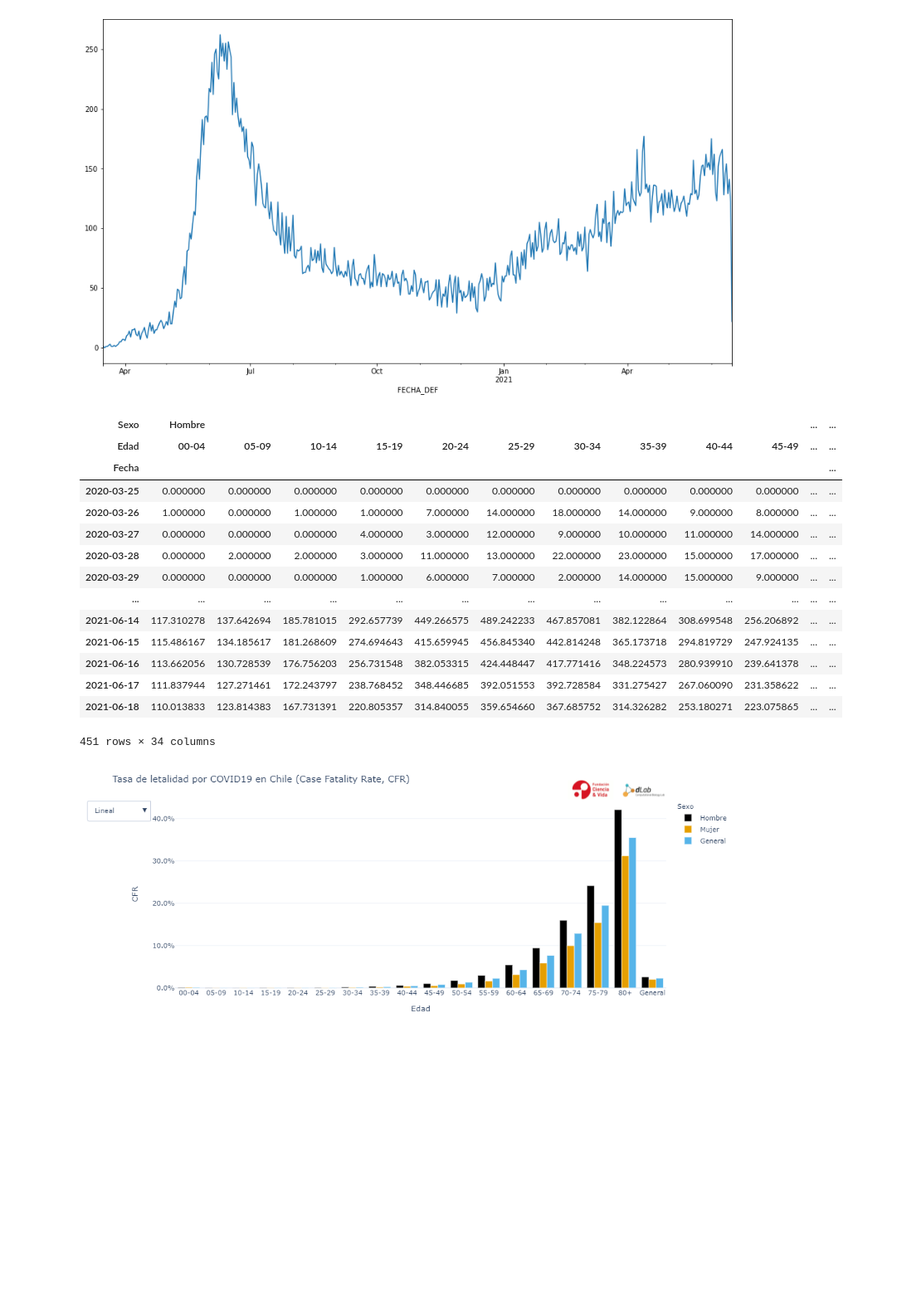
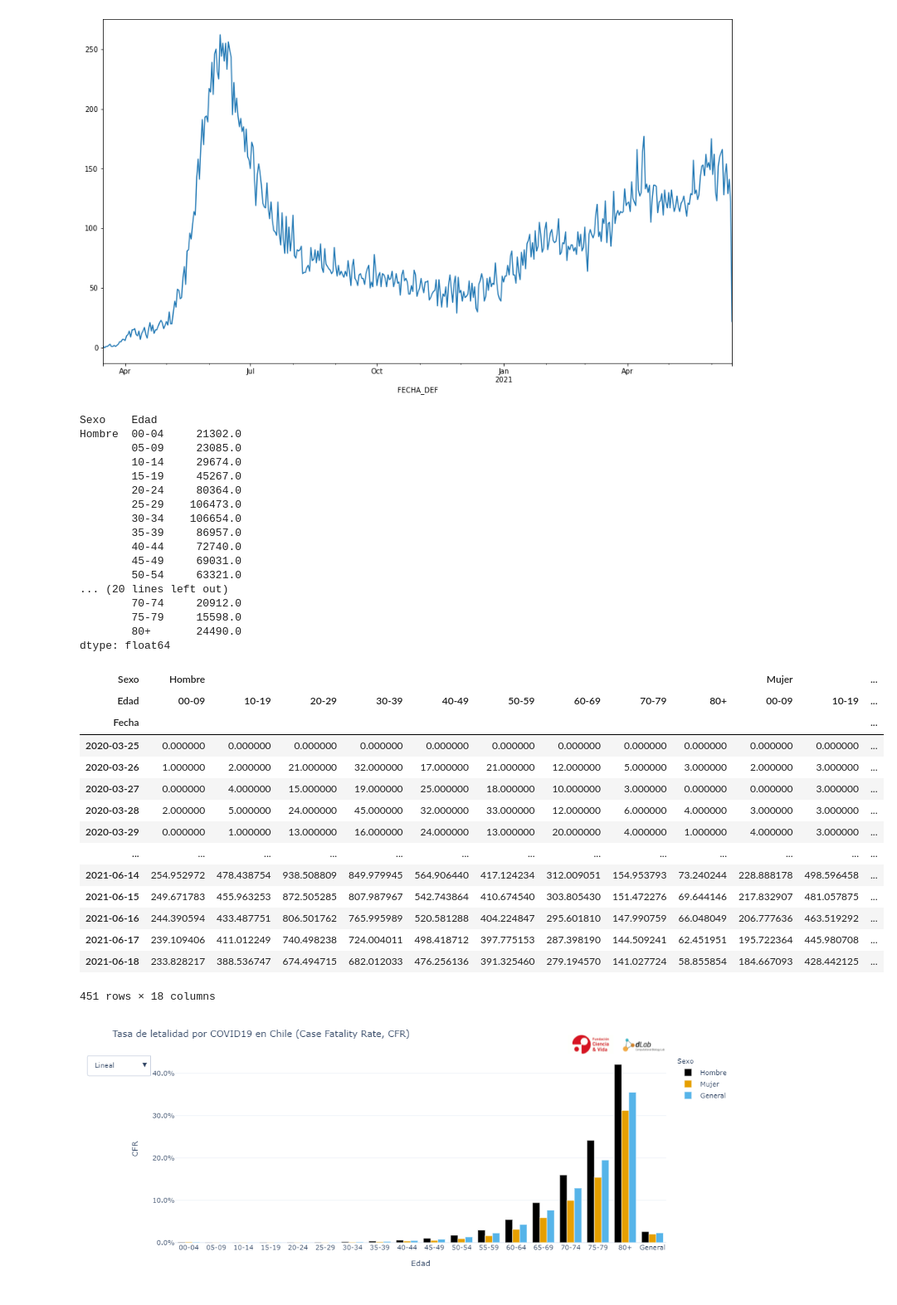
Before and after one commit to DLab/Analitica-Minsal, a Jupyter notebook: src/Notebooks/CFR.ipynb, the cells around one changed output. Shown at 83% size. Drawn from its saved outputs; the diff is of its cells as text; code cells hidden in the pictures; blank space fills up the shorter version.

```diff
--- a/src/Notebooks/CFR.ipynb
+++ b/src/Notebooks/CFR.ipynb
@@ -129,23 +143,57 @@ casos_genero_edad = casos_genero_edad.diff().fillna(0)
 
 casos_genero_edad.columns.names = ['Sexo', 'Edad']
 # casos_genero_edad.index.name = 'Fecha'
-casos_genero_edad
+casos_genero_edad_10s = casos_genero_edad.copy()
+i = 0
+for sex in tr_sex.values():
+    for ages in labels_10s:
+        if ages == '80+':
+#             casos_genero_edad_10s[sex, ages] = casos_genero_edad_10s[sex]['80+']
+            continue
+#         print(casos_genero_edad_10s[sex].columns[i:i+2])
+#         print(casos_genero_edad_10s[sex][casos_genero_edad_10s[sex].columns[i:i+2]].sum())
+        casos_genero_edad_10s[sex, ages] = casos_genero_edad_10s[sex][casos_genero_edad_10s[sex].columns[i:i+2]].sum(axis=1)
+        i += 2
+    i = 0
+casos_genero_edad_10s.drop(columns=list(tr_edad.values())[:-1], inplace=True, level=1)
+casos_genero_edad_10s = casos_genero_edad_10s.sort_index(axis=1)
+casos_genero_edad.sum()
 # %% [output]
-| Sexo | Hombre |  |  |  |  |  |  |  |  |  | ... | ... |
-| Edad | 00-04 | 05-09 | 10-14 | 15-19 | 20-24 | 25-29 | 30-34 | 35-39 | 40-44 | 45-49 | ... | ... |
-| Fecha |  |  |  |  |  |  |  |  |  |  |  | ... |
-| 2020-03-25 | 0.000000 | 0.000000 | 0.000000 | 0.000000 | 0.000000 | 0.000000 | 0.000000 | 0.000000 | 0.000000 | 0.000000 | ... | ... |
-| 2020-03-26 | 1.000000 | 0.000000 | 1.000000 | 1.000000 | 7.000000 | 14.000000 | 18.000000 | 14.000000 | 9.000000 | 8.000000 | ... | ... |
-| 2020-03-27 | 0.000000 | 0.000000 | 0.000000 | 4.000000 | 3.000000 | 12.000000 | 9.000000 | 10.000000 | 11.000000 | 14.000000 | ... | ... |
-| 2020-03-28 | 0.000000 | 2.000000 | 2.000000 | 3.000000 | 11.000000 | 13.000000 | 22.000000 | 23.000000 | 15.000000 | 17.000000 | ... | ... |
-| 2020-03-29 | 0.000000 | 0.000000 | 0.000000 | 1.000000 | 6.000000 | 7.000000 | 2.000000 | 14.000000 | 15.000000 | 9.000000 | ... | ... |
-| ... | ... | ... | ... | ... | ... | ... | ... | ... | ... | ... | ... | ... |
-| 2021-06-14 | 117.310278 | 137.642694 | 185.781015 | 292.657739 | 449.266575 | 489.242233 | 467.857081 | 382.122864 | 308.699548 | 256.206892 | ... | ... |
-| 2021-06-15 | 115.486167 | 134.185617 | 181.268609 | 274.694643 | 415.659945 | 456.845340 | 442.814248 | 365.173718 | 294.819729 | 247.924135 | ... | ... |
-| 2021-06-16 | 113.662056 | 130.728539 | 176.756203 | 256.731548 | 382.053315 | 424.448447 | 417.771416 | 348.224573 | 280.939910 | 239.641378 | ... | ... |
-| 2021-06-17 | 111.837944 | 127.271461 | 172.243797 | 238.768452 | 348.446685 | 392.051553 | 392.728584 | 331.275427 | 267.060090 | 231.358622 | ... | ... |
-| 2021-06-18 | 110.013833 | 123.814383 | 167.731391 | 220.805357 | 314.840055 | 359.654660 | 367.685752 | 314.326282 | 253.180271 | 223.075865 | ... | ... |
-451 rows × 34 columns
+Sexo    Edad
+Hombre  00-04     21302.0
+        05-09     23085.0
+        10-14     29674.0
+        15-19     45267.0
+        20-24     80364.0
+        25-29    106473.0
+        30-34    106654.0
+        35-39     86957.0
+        40-44     72740.0
+        45-49     69031.0
+        50-54     63321.0
+... (20 lines left out)
+        70-74     20912.0
+        75-79     15598.0
+        80+       24490.0
+dtype: float64
+# %%
+casos_genero_edad_10s
+# %% [output]
+| Sexo | Hombre |  |  |  |  |  |  |  |  | Mujer |  | ... |
+| Edad | 00-09 | 10-19 | 20-29 | 30-39 | 40-49 | 50-59 | 60-69 | 70-79 | 80+ | 00-09 | 10-19 | ... |
+| Fecha |  |  |  |  |  |  |  |  |  |  |  | ... |
+| 2020-03-25 | 0.000000 | 0.000000 | 0.000000 | 0.000000 | 0.000000 | 0.000000 | 0.000000 | 0.000000 | 0.000000 | 0.000000 | 0.000000 | ... |
+| 2020-03-26 | 1.000000 | 2.000000 | 21.000000 | 32.000000 | 17.000000 | 21.000000 | 12.000000 | 5.000000 | 3.000000 | 2.000000 | 3.000000 | ... |
+| 2020-03-27 | 0.000000 | 4.000000 | 15.000000 | 19.000000 | 25.000000 | 18.000000 | 10.000000 | 3.000000 | 0.000000 | 0.000000 | 3.000000 | ... |
+| 2020-03-28 | 2.000000 | 5.000000 | 24.000000 | 45.000000 | 32.000000 | 33.000000 | 12.000000 | 6.000000 | 4.000000 | 3.000000 | 3.000000 | ... |
+| 2020-03-29 | 0.000000 | 1.000000 | 13.000000 | 16.000000 | 24.000000 | 13.000000 | 20.000000 | 4.000000 | 1.000000 | 4.000000 | 3.000000 | ... |
+| ... | ... | ... | ... | ... | ... | ... | ... | ... | ... | ... | ... | ... |
+| 2021-06-14 | 254.952972 | 478.438754 | 938.508809 | 849.979945 | 564.906440 | 417.124234 | 312.009051 | 154.953793 | 73.240244 | 228.888178 | 498.596458 | ... |
+| 2021-06-15 | 249.671783 | 455.963253 | 872.505285 | 807.987967 | 542.743864 | 410.674540 | 303.805430 | 151.472276 | 69.644146 | 217.832907 | 481.057875 | ... |
+| 2021-06-16 | 244.390594 | 433.487751 | 806.501762 | 765.995989 | 520.581288 | 404.224847 | 295.601810 | 147.990759 | 66.048049 | 206.777636 | 463.519292 | ... |
+| 2021-06-17 | 239.109406 | 411.012249 | 740.498238 | 724.004011 | 498.418712 | 397.775153 | 287.398190 | 144.509241 | 62.451951 | 195.722364 | 445.980708 | ... |
+| 2021-06-18 | 233.828217 | 388.536747 | 674.494715 | 682.012033 | 476.256136 | 391.325460 | 279.194570 | 141.027724 | 58.855854 | 184.667093 | 428.442125 | ... |
+451 rows × 18 columns
 # %%
 defunciones_deis_edad = defunciones_deis_genero_edad.sum().reset_index().groupby(['Edad']).sum()
 casos_edad = casos_genero_edad.sum().reset_index().groupby(['Edad']).sum()
```
Also changed, not shown: parts of 6 cells of this notebook, 3 other files.
